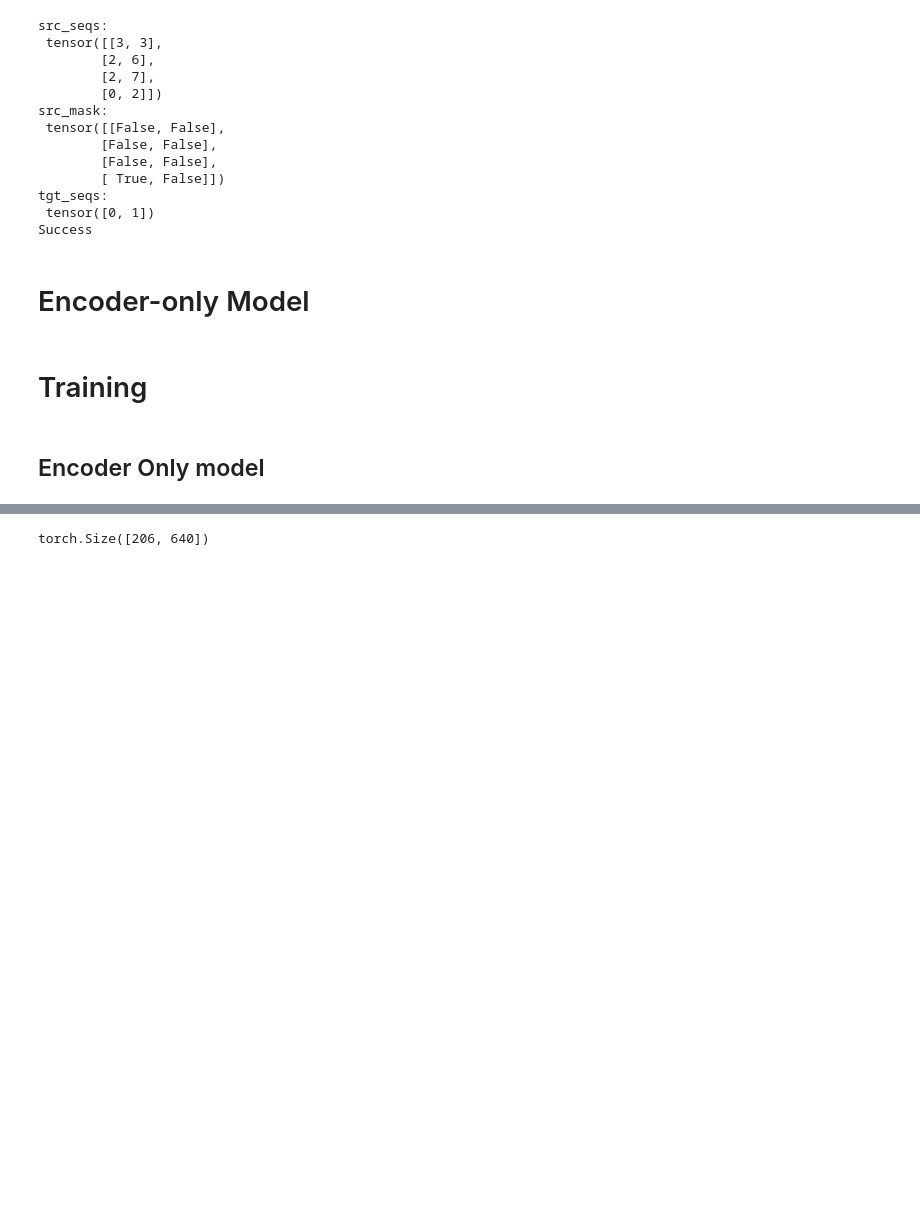
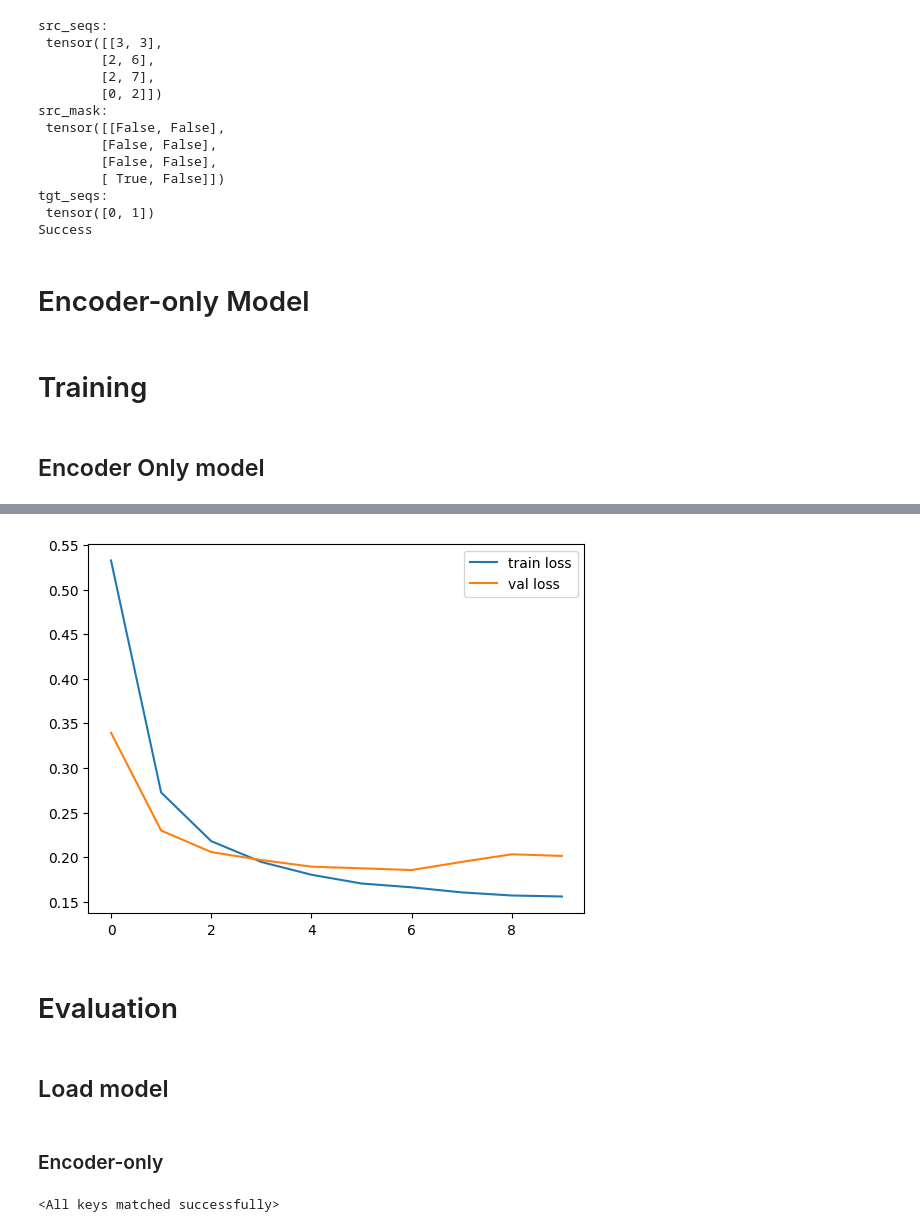
Before and after one commit to nlgkhoi/aalto-snlp-project-spring-2024, a Jupyter notebook: transformer.ipynb, the cells around one changed output, grey strips where cells are left out. Drawn from its saved outputs; the diff is of its cells as text; code cells hidden in the pictures; blank space fills up the shorter version.

Commit message:
update bert training code and move datasets out from the repo

```diff
--- a/transformer.ipynb
+++ b/transformer.ipynb
@@ -172,8 +181,8 @@ def collate(list_of_samples):
 
 	return src_seqs, src_masks, tgt_labels, ids
 # %%
-trainloader = DataLoader(dataset=trainset, batch_size=320, shuffle=False, collate_fn=collate, pin_memory=True)
-valloader = DataLoader(dataset=valset, batch_size=128, shuffle=False, collate_fn=collate, pin_memory=True)
+trainloader = DataLoader(dataset=trainset, batch_size=640, shuffle=False, collate_fn=collate, pin_memory=True)
+valloader = DataLoader(dataset=valset, batch_size=32, shuffle=False, collate_fn=collate, pin_memory=True)
 testloader = DataLoader(dataset=testset, batch_size=1, shuffle=False, collate_fn=collate, pin_memory=True)
 # %%
 # This cell tests collate()
@@ -309,0 +387,7 @@ def val_loss(model, val_loader):
+# %%
+# save and load mapped_glove_embeddings
+# print('save mapped_glove_embeddings')
+# torch.save(mapped_glove_embeddings, 'models/mapped_glove_embeddings_200.pth')
+
+print('load mapped_glove_embeddings')
+mapped_glove_embeddings = torch.load('models/mapped_glove_embeddings_200.pth')
@@ -310,10 +397,18 @@ def val_loss(model, val_loader):
 # %%
 # Encoder config
-encoder = EncoderOnly(vocab_size=trainset.vocab_size, d_model=512, max_seq_length=1000, nhead=8, num_layers=2, dim_feedforward=2048, dropout=0.1).to(device)
+encoder = EncoderOnly(vocab_size=trainset.vocab_size,
+                      d_model=200,
+                      max_seq_length=1000,
+                      nhead=4,
+                      num_layers=2,
+                      dim_feedforward=400,
+                      dropout=0.3,
+                      glove_embeddings=mapped_glove_embeddings,
+                      ).to(device)
 # %%
 # training
 criterion = nn.BCELoss()
-optimizer = optim.Adam(encoder.parameters(), lr=0.001, weight_decay=1e-5)
+optimizer = optim.Adam(encoder.parameters(), lr=0.001, weight_decay=1e-4)
 
 n_epochs = 10
 # prompt ask for continue training or not
@@ -327,6 +422,7 @@ if cont == 'no':
 else:
 	print(f'Continue training')
 
+torch.cuda.empty_cache()
 for epoch in range(n_epochs):
 	encoder.train()
 	running_loss = 0.0
@@ -351,8 +447,8 @@ for epoch in range(n_epochs):
 		best_val_loss = eval_loss
 		best_model = encoder.state_dict()
 		if best_model is not None:
-			print(f'find new best model, save to models/lstm_glove.pth, eval_loss: {eval_loss:.4f}')
-			torch.save(best_model, os.path.join('models', 'lstm_glove.pth'))
+			print(f'find new best model, save to models/encoder.pth, eval_loss: {eval_loss:.4f}')
+			torch.save(best_model, os.path.join('models', 'encoder.pth'))
 
 	# if early_stop.stop_criterion(val_losses):
 	# 	print(f'Early stopping at epoch {epoch + 1}')
@@ -371,6 +478,30 @@ OutOfMemoryError: CUDA out of memory. Tried to allocate 128.00 MiB. GPU 0 has a
-# %%
-# loop through the trainset to get the sequence length
-pad_src_seqs, src_seq_lengths, pad_tgt_seqs, ids = next(iter(trainloader))
-print(pad_src_seqs.shape)
-# %% [output]
-torch.Size([206, 640])
+# %%
+# plot learning curve
+import matplotlib.pyplot as plt
+plt.plot(train_losses, label='train loss')
+plt.plot(val_losses, label='val loss')
+plt.legend()
+plt.show()
+# %% [output]
+[figure, added]
+# %% [markdown]
+# Evaluation
+# %% [markdown]
+## Load model
+# %% [markdown]
+### Encoder-only
+# %%
+# Encoder config
+encoder = EncoderOnly(vocab_size=trainset.vocab_size,
+                      d_model=200,
+                      max_seq_length=1000,
+                      nhead=4,
+                      num_layers=2,
+                      dim_feedforward=400,
+                      dropout=0.3,
+                      glove_embeddings=None,
+                      ).to(device)
+
+encoder.load_state_dict(torch.load('models/encoder.pth'))
+# %% [output]
+<All keys matched successfully>
```
Also changed, not shown: parts of 14 cells of this notebook, 10 other files.
